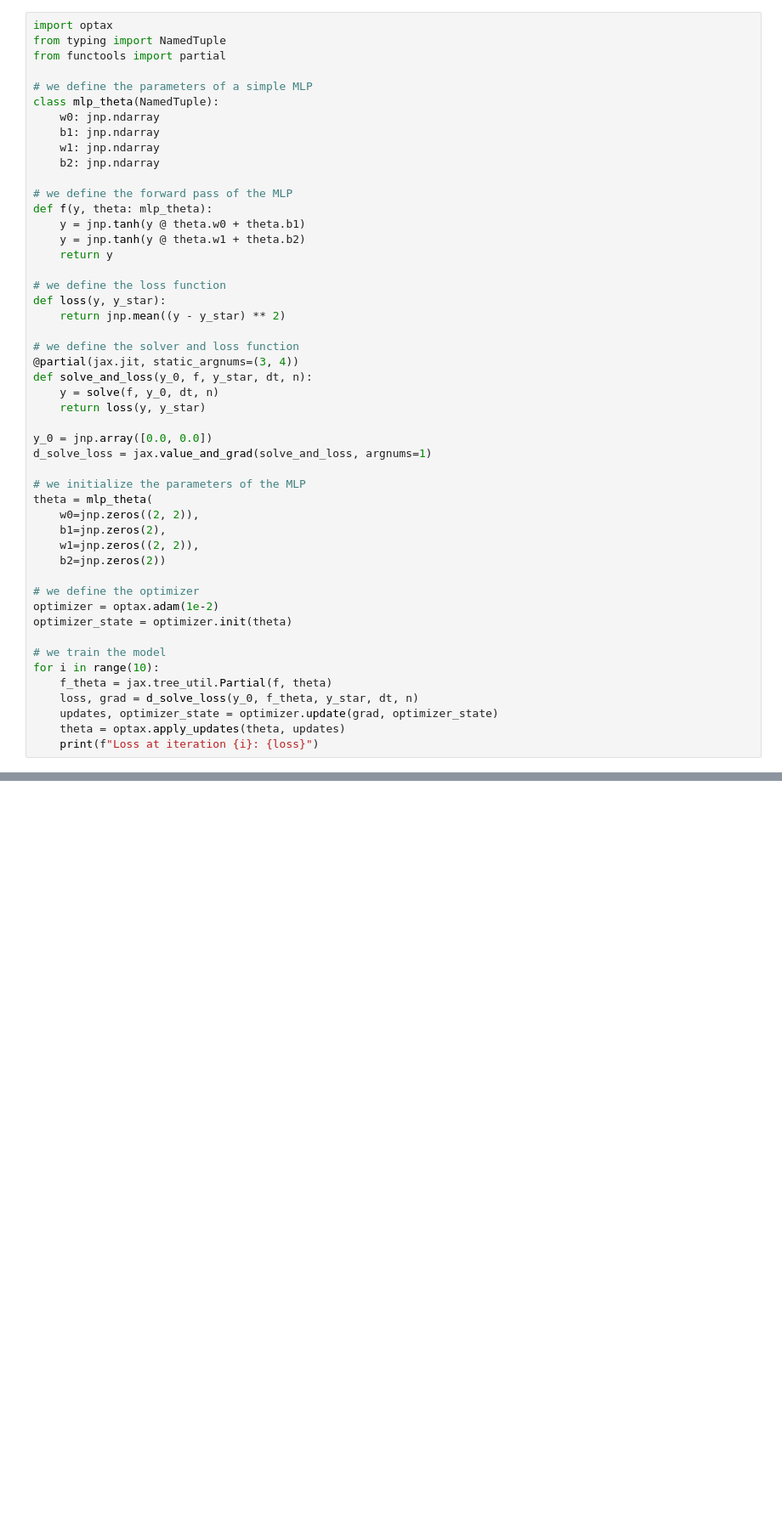
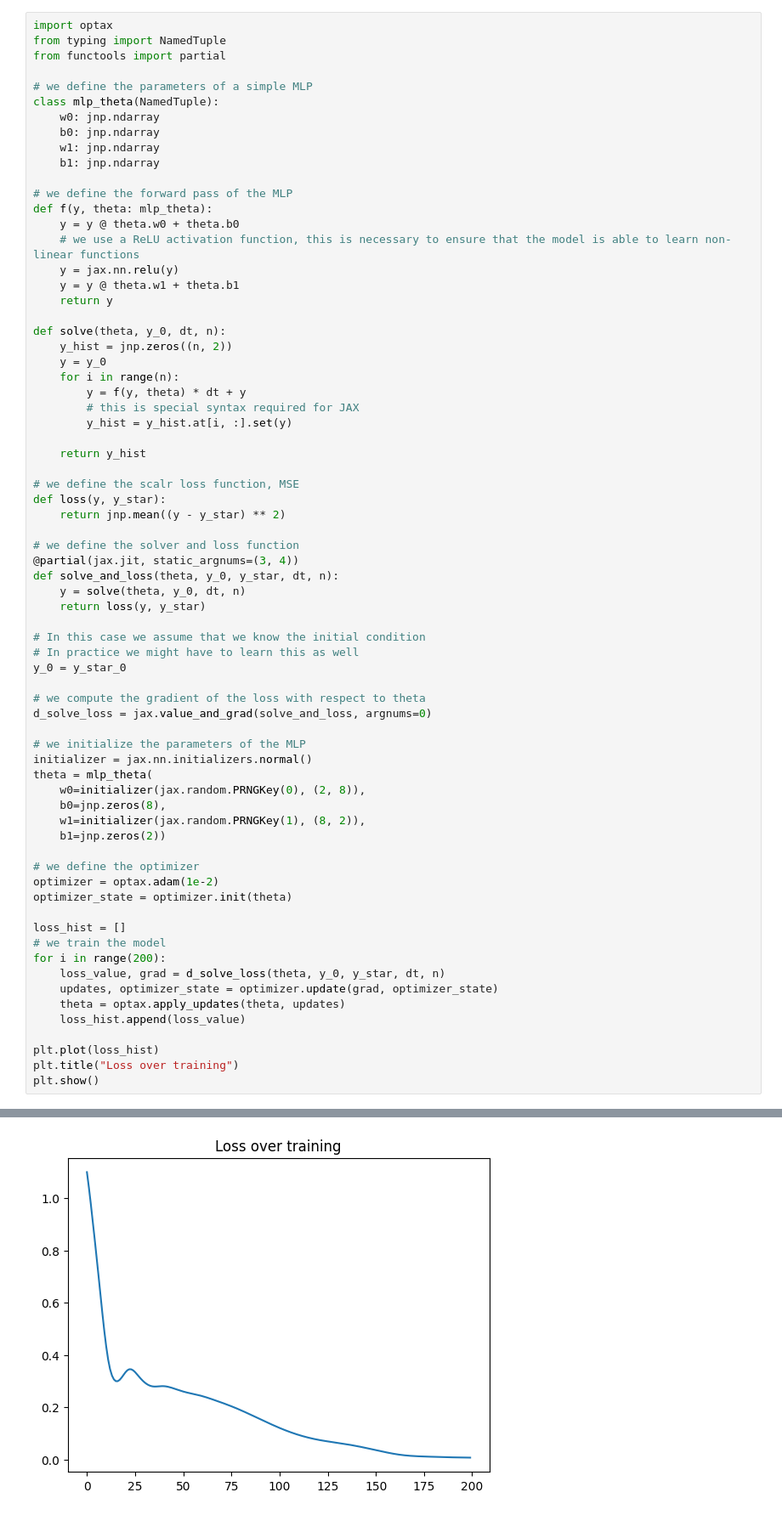
Before and after one commit to andrinr/jax-neural-ode, a Jupyter notebook: tutorial.ipynb, the cells around one changed output, grey strips where cells are left out. Shown at 85% size. Cells and saved outputs as stored; diff of their text form; blank space fills up the shorter version.

```diff
--- a/tutorial.ipynb
+++ b/tutorial.ipynb
@@ -61,45 +64,66 @@ from functools import partial
 # we define the parameters of a simple MLP
 class mlp_theta(NamedTuple):
     w0: jnp.ndarray
+    b0: jnp.ndarray
+    w1: jnp.ndarray
     b1: jnp.ndarray
-    w1: jnp.ndarray
-    b2: jnp.ndarray
 
 # we define the forward pass of the MLP
 def f(y, theta: mlp_theta):
-    y = jnp.tanh(y @ theta.w0 + theta.b1)
-    y = jnp.tanh(y @ theta.w1 + theta.b2)
+    y = y @ theta.w0 + theta.b0
+    # we use a ReLU activation function, this is necessary to ensure that the model is able to learn non-linear functions
+    y = jax.nn.relu(y)
+    y = y @ theta.w1 + theta.b1
     return y
 
-# we define the loss function
+def solve(theta, y_0, dt, n):
+    y_hist = jnp.zeros((n, 2))
+    y = y_0
+    for i in range(n):
+        y = f(y, theta) * dt + y
+        # this is special syntax required for JAX
+        y_hist = y_hist.at[i, :].set(y)
+
+    return y_hist
+
+# we define the scalr loss function, MSE
 def loss(y, y_star):
     return jnp.mean((y - y_star) ** 2)
 
 # we define the solver and loss function
 @partial(jax.jit, static_argnums=(3, 4))
-def solve_and_loss(y_0, f, y_star, dt, n):
-    y = solve(f, y_0, dt, n)
+def solve_and_loss(theta, y_0, y_star, dt, n):
+    y = solve(theta, y_0, dt, n)
     return loss(y, y_star)
 
-y_0 = jnp.array([0.0, 0.0])
-d_solve_loss = jax.value_and_grad(solve_and_loss, argnums=1)
+# In this case we assume that we know the initial condition
+# In practice we might have to learn this as well
+y_0 = y_star_0
+
+# we compute the gradient of the loss with respect to theta
+d_solve_loss = jax.value_and_grad(solve_and_loss, argnums=0)
 
 # we initialize the parameters of the MLP
+initializer = jax.nn.initializers.normal()
 theta = mlp_theta(
-    w0=jnp.zeros((2, 2)),
-    b1=jnp.zeros(2),
-    w1=jnp.zeros((2, 2)),
-    b2=jnp.zeros(2))
+    w0=initializer(jax.random.PRNGKey(0), (2, 8)),
+    b0=jnp.zeros(8),
+    w1=initializer(jax.random.PRNGKey(1), (8, 2)),
+    b1=jnp.zeros(2))
 
 # we define the optimizer
 optimizer = optax.adam(1e-2)
 optimizer_state = optimizer.init(theta)
 
+loss_hist = []
 # we train the model
-for i in range(10):
-    f_theta = jax.tree_util.Partial(f, theta)
-    loss, grad = d_solve_loss(y_0, f_theta, y_star, dt, n)
+for i in range(200):
+    loss_value, grad = d_solve_loss(theta, y_0, y_star, dt, n)
     updates, optimizer_state = optimizer.update(grad, optimizer_state)
     theta = optax.apply_updates(theta, updates)
-    print(f"Loss at iteration {i}: {loss}")
+    loss_hist.append(loss_value)
+
+plt.plot(loss_hist)
+plt.title("Loss over training")
+plt.show()
 # %% [output]
@@ -106,0 +130 @@ AttributeError: DynamicJaxprTracer has no attribute w0
+[figure, added]
```
Also changed, not shown: parts of 6 cells of this notebook.
